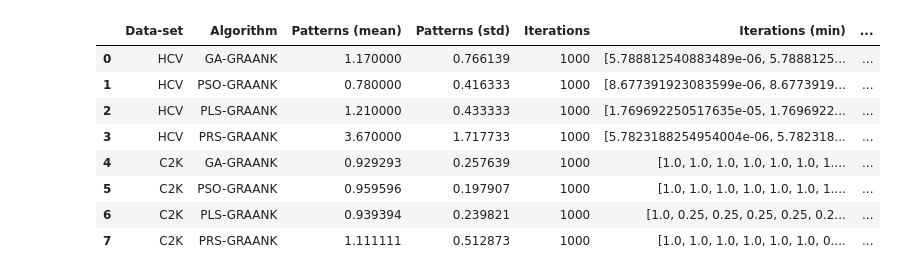
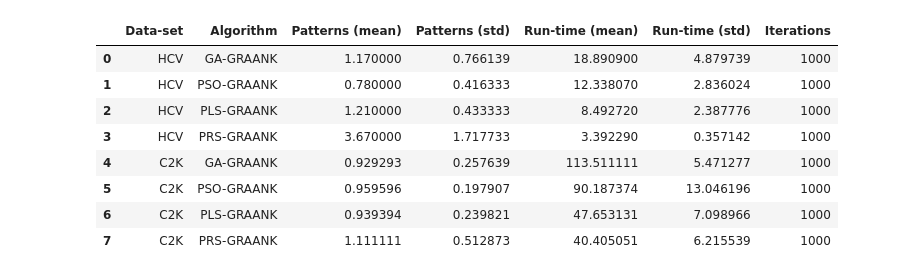
Before and after one commit to owuordickson/meso-hpc-lr, a Jupyter notebook: results/swarmgp/analysis_v1.ipynb, the cells around one changed output. Saved outputs shown, nothing was run; the diff lists cells and outputs as text; code cells hidden in the pictures.

```diff
--- a/results/swarmgp/analysis_v1.ipynb
+++ b/results/swarmgp/analysis_v1.ipynb
@@ -242,7 +242,7 @@ import numpy as np
 frames = [df_ga, df_pso, df_pls, df_prs]
 df_res = pd.concat(frames, ignore_index=True)
 # Only include these columns
-df_res = df_res[['Data-set', 'Algorithm', 'Pattern-count', 'Max-evaluation', 'Evaluations', 'Max-iteration', 'Iterations']]
+df_res = df_res[['Data-set', 'Algorithm', 'Run-time', 'Pattern-count', 'Max-evaluation', 'Evaluations', 'Max-iteration', 'Iterations']]
 
 
 data_sets = ['HCV', 'C2K']
@@ -252,45 +252,46 @@ eval_data = []
 
 for ds in data_sets:
     df1 = df_res.loc[df_res['Data-set'] == ds]
 
     for alg in algorithms:
         df2 = df1.loc[df1['Algorithm'].str.contains(alg)]
 
         for ev in evals:
             df3 = df2.loc[df2['Max-iteration'] == ev]
             # print(df3)
 
             # 100 rows
             eval_arr = []
             for index,row in df3.iterrows():
                 # 10/100/1000 evaluations
                 eval_arr.append(row['Iterations'])
             eval_arr = np.array(eval_arr)
             eval_min = np.min(eval_arr, axis=0)
             eval_avg = np.mean(eval_arr, axis=0)
             eval_max = np.max(eval_arr, axis=0)
             eval_std = np.std(eval_arr, axis=0)
             eval_avg_mn = eval_avg - eval_std
             eval_avg_pl = eval_avg + eval_std
 
-            eval_data.append([ds, alg, df3['Pattern-count'].mean(), df3['Pattern-count'].std(), ev, eval_min, eval_avg_mn, eval_avg, eval_avg_pl, eval_max])
+            eval_data.append([ds, alg, df3['Pattern-count'].mean(), df3['Pattern-count'].std(), df3['Run-time'].mean(), df3['Run-time'].std(), ev, eval_min, eval_avg_mn, eval_avg, eval_avg_pl, eval_max])
 
-df_data = pd.DataFrame(data=eval_data, columns=['Data-set', 'Algorithm', 'Patterns (mean)', 'Patterns (std)', 'Iterations','Iterations (min)', 'Iterations (mu-sigma)', 'Iterations (mu)', 'Iterations (mu+sigma)', 'Iterations (max)'])
-df_data
+df_data = pd.DataFrame(data=eval_data, columns=['Data-set', 'Algorithm', 'Patterns (mean)', 'Patterns (std)', 'Run-time (mean)', 'Run-time (std)', 'Iterations','Iterations (min)', 'Iterations (mu-sigma)', 'Iterations (mu)', 'Iterations (mu+sigma)', 'Iterations (max)'])
+df_tab = df_data[['Data-set', 'Algorithm', 'Patterns (mean)', 'Patterns (std)', 'Run-time (mean)', 'Run-time (std)', 'Iterations']]
+df_tab
 #print(eval_arr)
 #print(eval_avg)
 #print(eval_std)
 #print(eval_avg_mn)
 # %% [output]
-|  | Data-set | Algorithm | Patterns (mean) | Patterns (std) | Iterations | Iterations (min) | ... |
-| 0 | HCV | GA-GRAANK | 1.170000 | 0.766139 | 1000 | [5.788812540883489e-06, 5.7888125... | ... |
-| 1 | HCV | PSO-GRAANK | 0.780000 | 0.416333 | 1000 | [8.677391923083599e-06, 8.6773919... | ... |
-| 2 | HCV | PLS-GRAANK | 1.210000 | 0.433333 | 1000 | [1.769692250517635e-05, 1.7696922... | ... |
-| 3 | HCV | PRS-GRAANK | 3.670000 | 1.717733 | 1000 | [5.7823188254954004e-06, 5.782318... | ... |
-| 4 | C2K | GA-GRAANK | 0.929293 | 0.257639 | 1000 | [1.0, 1.0, 1.0, 1.0, 1.0, 1.0, 1.... | ... |
-| 5 | C2K | PSO-GRAANK | 0.959596 | 0.197907 | 1000 | [1.0, 1.0, 1.0, 1.0, 1.0, 1.0, 1.... | ... |
-| 6 | C2K | PLS-GRAANK | 0.939394 | 0.239821 | 1000 | [1.0, 0.25, 0.25, 0.25, 0.25, 0.2... | ... |
-| 7 | C2K | PRS-GRAANK | 1.111111 | 0.512873 | 1000 | [1.0, 1.0, 1.0, 1.0, 1.0, 1.0, 0.... | ... |
+|  | Data-set | Algorithm | Patterns (mean) | Patterns (std) | Run-time (mean) | Run-time (std) | Iterations |
+| 0 | HCV | GA-GRAANK | 1.170000 | 0.766139 | 18.890900 | 4.879739 | 1000 |
+| 1 | HCV | PSO-GRAANK | 0.780000 | 0.416333 | 12.338070 | 2.836024 | 1000 |
+| 2 | HCV | PLS-GRAANK | 1.210000 | 0.433333 | 8.492720 | 2.387776 | 1000 |
+| 3 | HCV | PRS-GRAANK | 3.670000 | 1.717733 | 3.392290 | 0.357142 | 1000 |
+| 4 | C2K | GA-GRAANK | 0.929293 | 0.257639 | 113.511111 | 5.471277 | 1000 |
+| 5 | C2K | PSO-GRAANK | 0.959596 | 0.197907 | 90.187374 | 13.046196 | 1000 |
+| 6 | C2K | PLS-GRAANK | 0.939394 | 0.239821 | 47.653131 | 7.098966 | 1000 |
+| 7 | C2K | PRS-GRAANK | 1.111111 | 0.512873 | 40.405051 | 6.215539 | 1000 |
 # %%
 # Plotting the results
 import matplotlib.pyplot as plt
```
Also changed, not shown: parts of 2 cells of this notebook, 2 other files.
